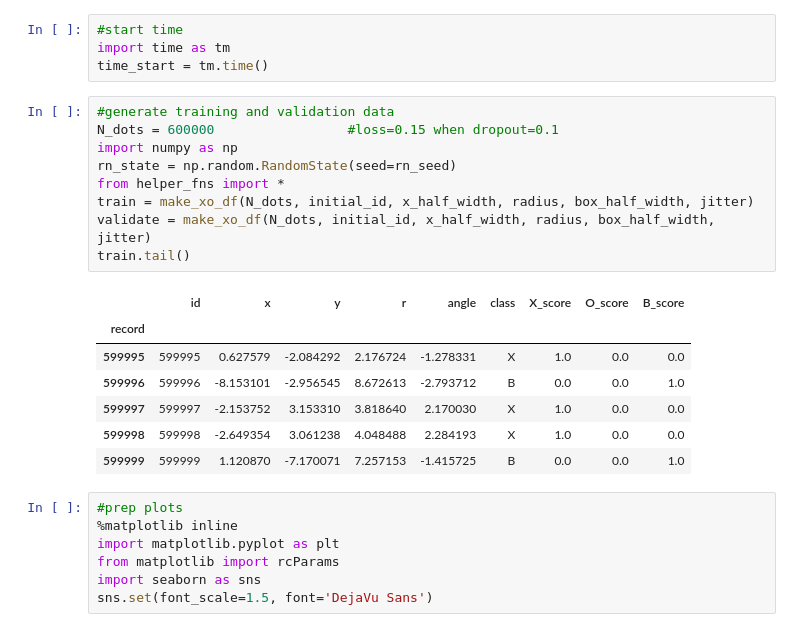
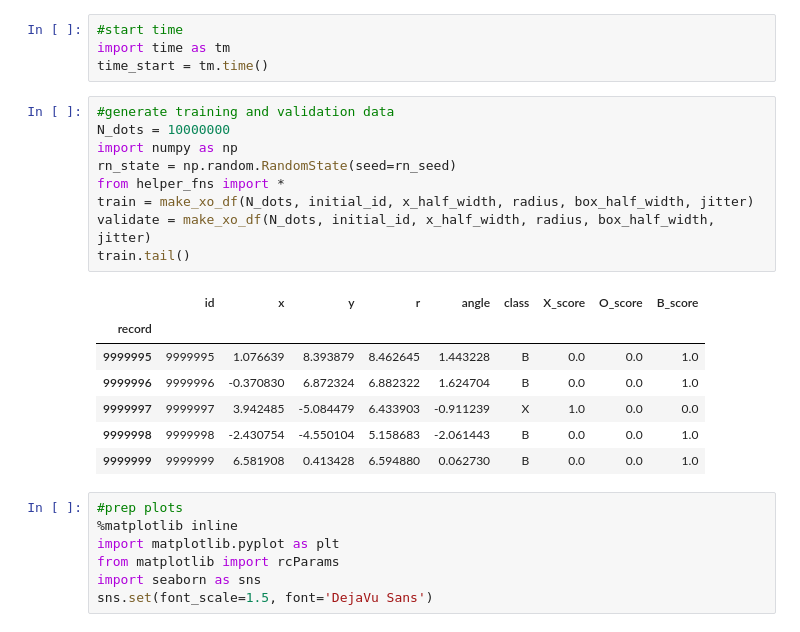
Before and after one commit to joehahn/exes-n-ohs, a Jupyter notebook: mlp_model.ipynb, the cells around one changed output. Saved outputs shown, nothing was run; the diff lists cells and outputs as text.

```diff
--- a/mlp_model.ipynb
+++ b/mlp_model.ipynb
@@ -20,21 +20,21 @@ import time as tm
 time_start = tm.time()
 # %%
 #generate training and validation data
-N_dots = 600000                 #loss=0.15 when dropout=0.1
+N_dots = 10000000
 import numpy as np
 rn_state = np.random.RandomState(seed=rn_seed)
 from helper_fns import *
 train = make_xo_df(N_dots, initial_id, x_half_width, radius, box_half_width, jitter)
 validate = make_xo_df(N_dots, initial_id, x_half_width, radius, box_half_width, jitter)
 train.tail()
 # %% [output]
 |  | id | x | y | r | angle | class | X_score | O_score | B_score |
 | record |  |  |  |  |  |  |  |  |  |
-| 599995 | 599995 | 0.627579 | -2.084292 | 2.176724 | -1.278331 | X | 1.0 | 0.0 | 0.0 |
-| 599996 | 599996 | -8.153101 | -2.956545 | 8.672613 | -2.793712 | B | 0.0 | 0.0 | 1.0 |
-| 599997 | 599997 | -2.153752 | 3.153310 | 3.818640 | 2.170030 | X | 1.0 | 0.0 | 0.0 |
-| 599998 | 599998 | -2.649354 | 3.061238 | 4.048488 | 2.284193 | X | 1.0 | 0.0 | 0.0 |
-| 599999 | 599999 | 1.120870 | -7.170071 | 7.257153 | -1.415725 | B | 0.0 | 0.0 | 1.0 |
+| 9999995 | 9999995 | 1.076639 | 8.393879 | 8.462645 | 1.443228 | B | 0.0 | 0.0 | 1.0 |
+| 9999996 | 9999996 | -0.370830 | 6.872324 | 6.882322 | 1.624704 | B | 0.0 | 0.0 | 1.0 |
+| 9999997 | 9999997 | 3.942485 | -5.084479 | 6.433903 | -0.911239 | X | 1.0 | 0.0 | 0.0 |
+| 9999998 | 9999998 | -2.430754 | -4.550104 | 5.158683 | -2.061443 | B | 0.0 | 0.0 | 1.0 |
+| 9999999 | 9999999 | 6.581908 | 0.413428 | 6.594880 | 0.062730 | B | 0.0 | 0.0 | 1.0 |
 # %%
 #prep plots
 %matplotlib inline
```
Also changed, not shown: parts of 11 cells of this notebook, 2 other files.
